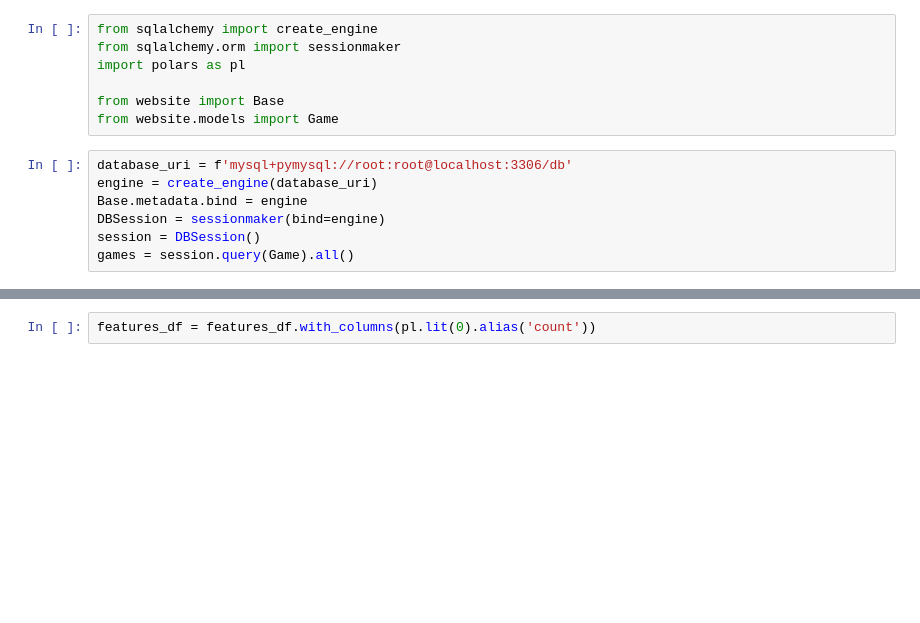
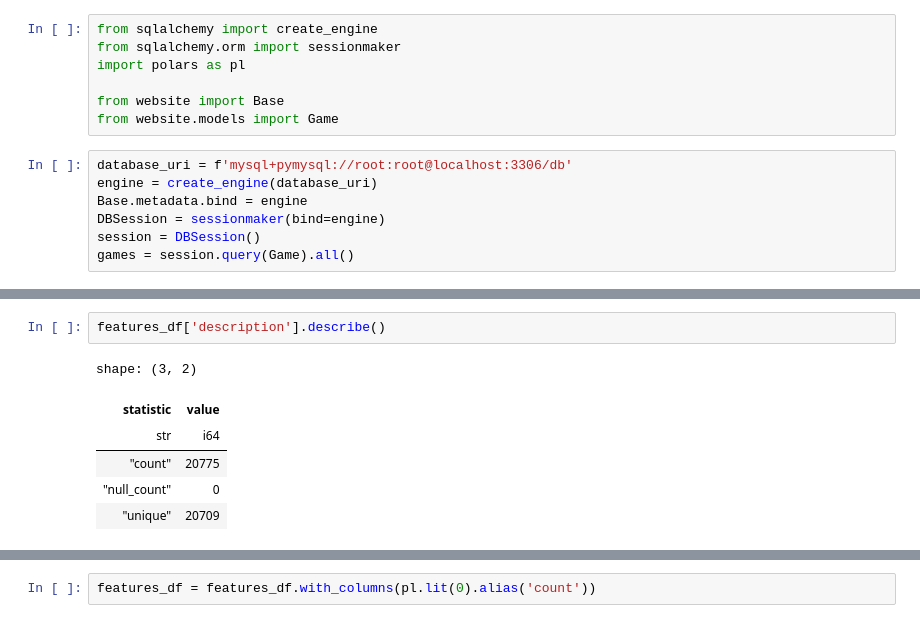
Before and after one commit to anekil/game-on, a Jupyter notebook: backend/website/recommendation/data_preprocess.ipynb, the cells around one changed output, grey strips where cells are left out. Drawn from its saved outputs; the diff is of its cells as text; blank space fills up the shorter version.

```diff
--- a/backend/website/recommendation/data_preprocess.ipynb
+++ b/backend/website/recommendation/data_preprocess.ipynb
@@ -96 +146,10 @@ shape: (5, 5)
+# %%
+features_df['description'].describe()
+# %% [output]
+shape: (3, 2)
+| statistic | value |
+| str | i64 |
+| "count" | 20775 |
+| "null_count" | 0 |
+| "unique" | 20709 |
 # %%
```
Also changed, not shown: parts of 22 cells of this notebook, 5 other files.
